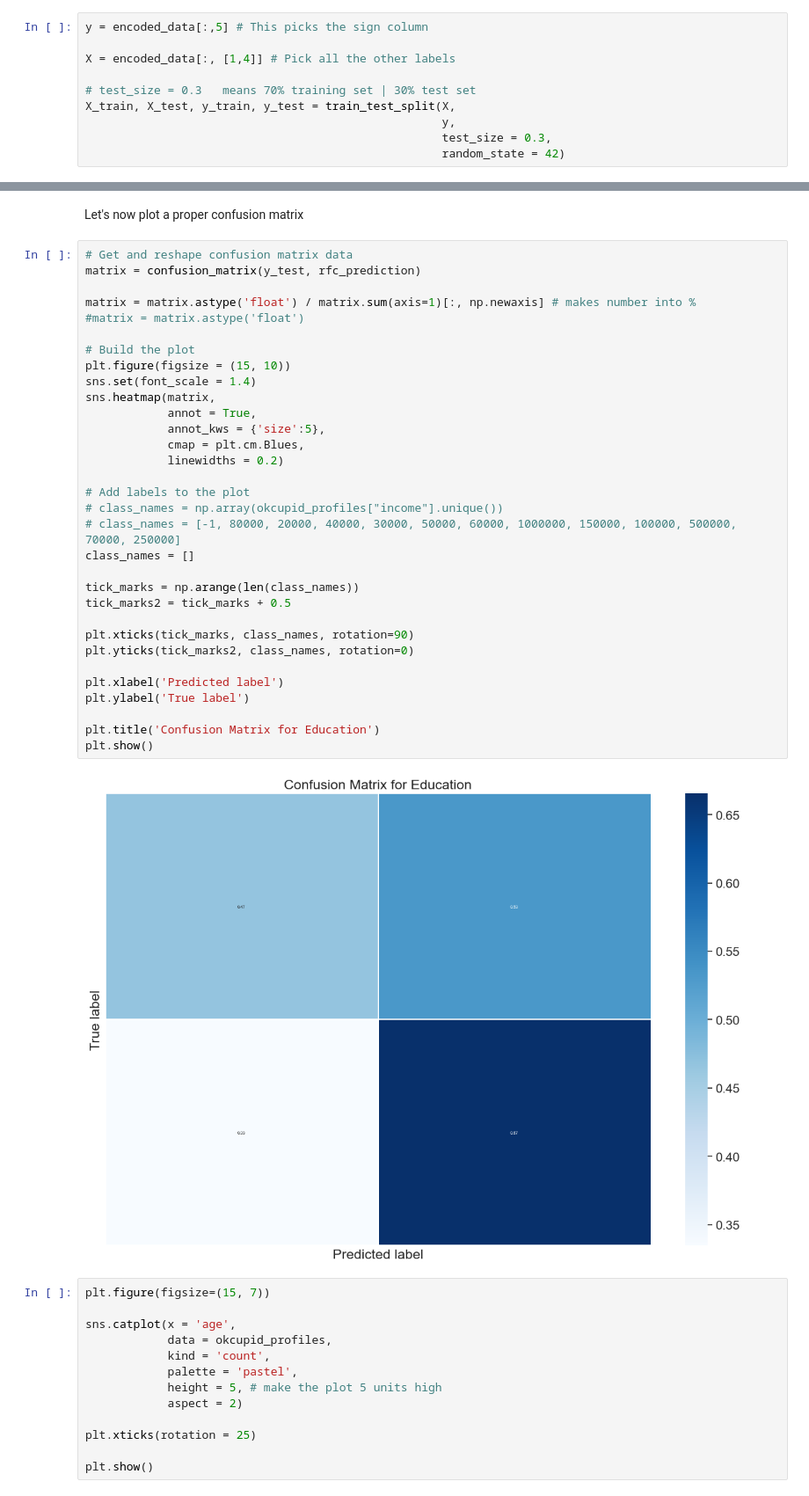
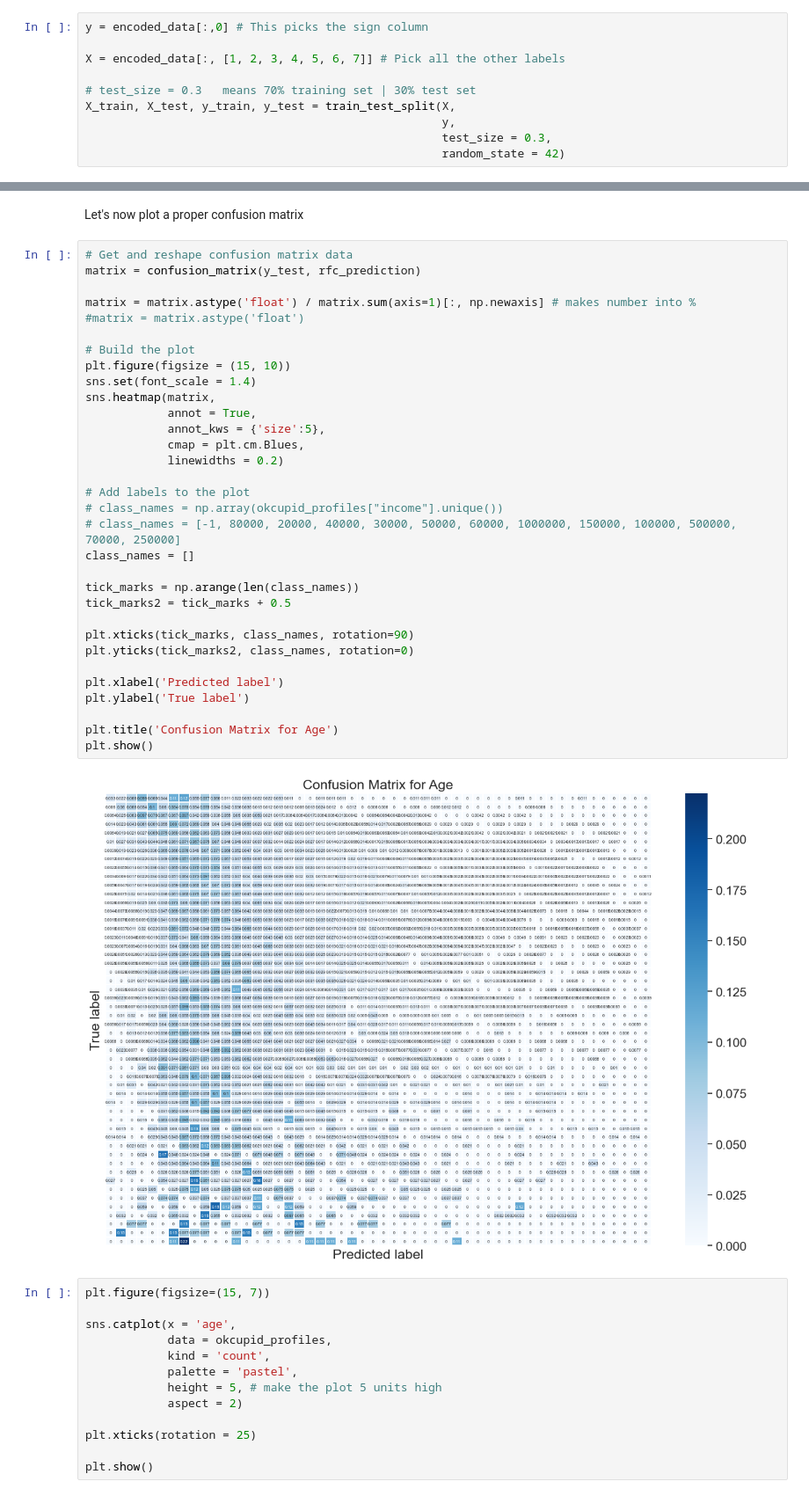
Before and after one commit to HR-Machine-Learning/HR_ML_Project1, a Jupyter notebook: src/04 Random Forest.ipynb, the cells around one changed output, grey strips where cells are left out. Shown: that part at 88% size. Cells and saved outputs as stored; diff of their text form.

```diff
--- a/src/04 Random Forest.ipynb
+++ b/src/04 Random Forest.ipynb
@@ -52,9 +52,9 @@ dtype('float64')
 # %% [markdown]
 ## Education prediction model
 # %%
-y = encoded_data[:,5] # This picks the sign column
+y = encoded_data[:,0] # This picks the sign column
 
-X = encoded_data[:, [1,4]] # Pick all the other labels
+X = encoded_data[:, [1, 2, 3, 4, 5, 6, 7]] # Pick all the other labels
 
 # test_size = 0.3   means 70% training set | 30% test set
 X_train, X_test, y_train, y_test = train_test_split(X,
@@ -92,35 +96,35 @@ Let's now plot a proper confusion matrix
 matrix = confusion_matrix(y_test, rfc_prediction)
 
 matrix = matrix.astype('float') / matrix.sum(axis=1)[:, np.newaxis] # makes number into %
 #matrix = matrix.astype('float')
 
 # Build the plot
 plt.figure(figsize = (15, 10))
 sns.set(font_scale = 1.4)
 sns.heatmap(matrix,
             annot = True,
             annot_kws = {'size':5},
             cmap = plt.cm.Blues,
             linewidths = 0.2)
 
 # Add labels to the plot
 # class_names = np.array(okcupid_profiles["income"].unique())
 # class_names = [-1, 80000, 20000, 40000, 30000, 50000, 60000, 1000000, 150000, 100000, 500000, 70000, 250000]
 class_names = []
 
 tick_marks = np.arange(len(class_names))
 tick_marks2 = tick_marks + 0.5
 
 plt.xticks(tick_marks, class_names, rotation=90)
 plt.yticks(tick_marks2, class_names, rotation=0)
 
 plt.xlabel('Predicted label')
 plt.ylabel('True label')
 
-plt.title('Confusion Matrix for Education')
+plt.title('Confusion Matrix for Age')
 plt.show()
 # %% [output]
-[figure, old version]
+[figure, new version]
 # %%
 plt.figure(figsize=(15, 7))
 
```
Also changed, not shown: parts of 1 cell of this notebook.
